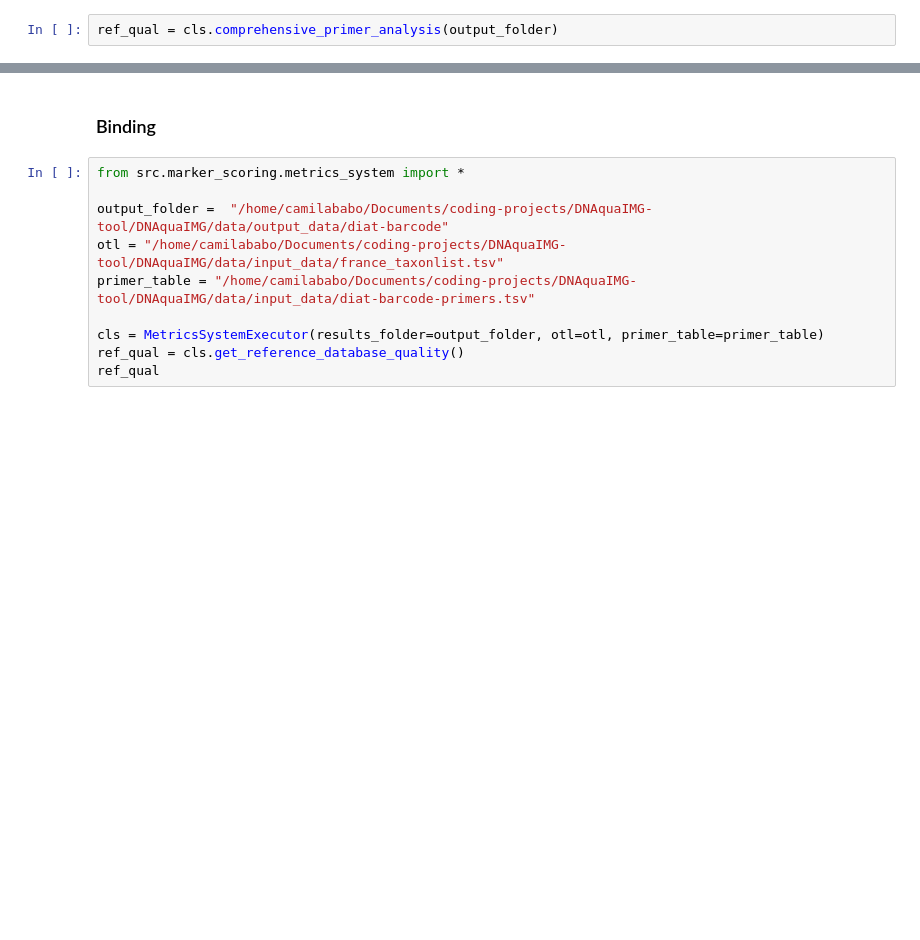
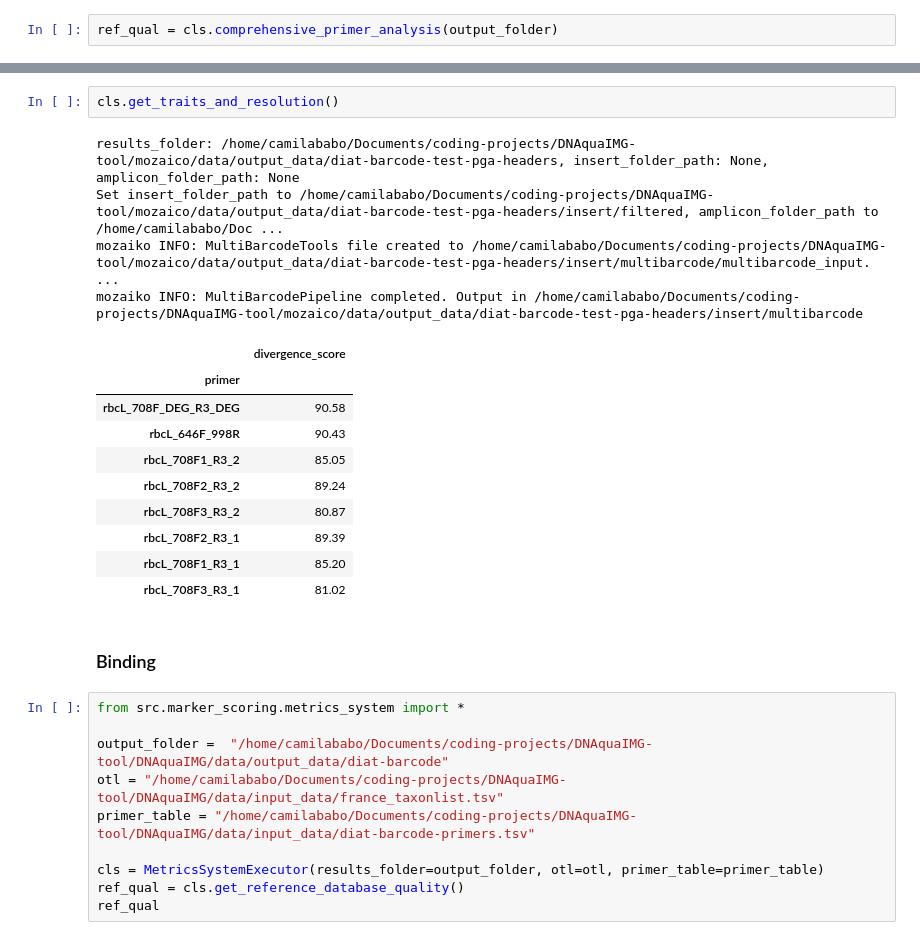
Before and after one commit to CIBIO-BU/mozaiko, a Jupyter notebook: draft.ipynb, the cells around one changed output, grey strips where cells are left out. Cells and saved outputs as stored; diff of their text form; blank space fills up the shorter version.

```diff
--- a/draft.ipynb
+++ b/draft.ipynb
@@ -525,3 +435,20 @@ ref_qual
+# %%
+cls.get_traits_and_resolution()
+# %% [output]
+results_folder: /home/camilababo/Documents/coding-projects/DNAquaIMG-tool/mozaico/data/output_data/diat-barcode-test-pga-headers, insert_folder_path: None, amplicon_folder_path: None
+Set insert_folder_path to /home/camilababo/Documents/coding-projects/DNAquaIMG-tool/mozaico/data/output_data/diat-barcode-test-pga-headers/insert/filtered, amplicon_folder_path to /home/camilababo/Doc ...
+mozaiko INFO: MultiBarcodeTools file created to /home/camilababo/Documents/coding-projects/DNAquaIMG-tool/mozaico/data/output_data/diat-barcode-test-pga-headers/insert/multibarcode/multibarcode_input. ...
+mozaiko INFO: MultiBarcodePipeline completed. Output in /home/camilababo/Documents/coding-projects/DNAquaIMG-tool/mozaico/data/output_data/diat-barcode-test-pga-headers/insert/multibarcode
+|  | divergence_score |
+| primer |  |
+| rbcL_708F_DEG_R3_DEG | 90.58 |
+| rbcL_646F_998R | 90.43 |
+| rbcL_708F1_R3_2 | 85.05 |
+| rbcL_708F2_R3_2 | 89.24 |
+| rbcL_708F3_R3_2 | 80.87 |
+| rbcL_708F2_R3_1 | 89.39 |
+| rbcL_708F1_R3_1 | 85.20 |
+| rbcL_708F3_R3_1 | 81.02 |
 # %% [markdown]
 ### Binding
 # %%
```
Also changed, not shown: parts of 9 cells of this notebook, 6 other files.
